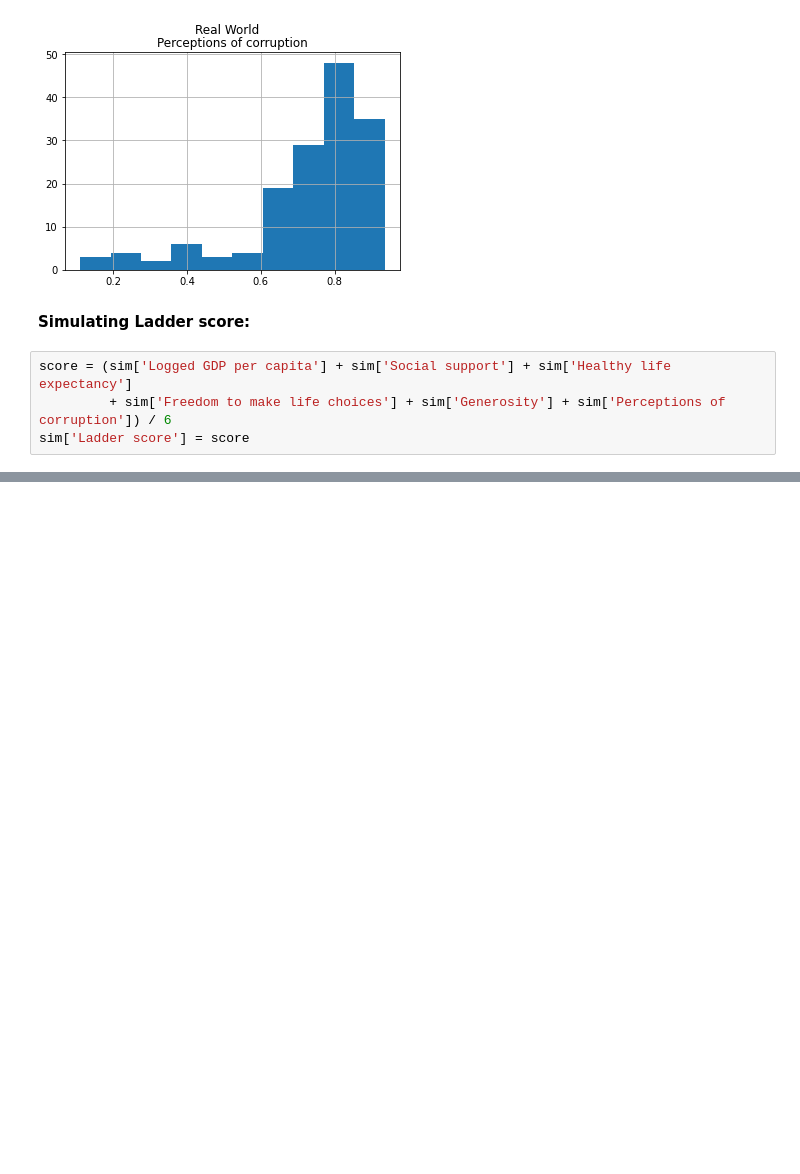
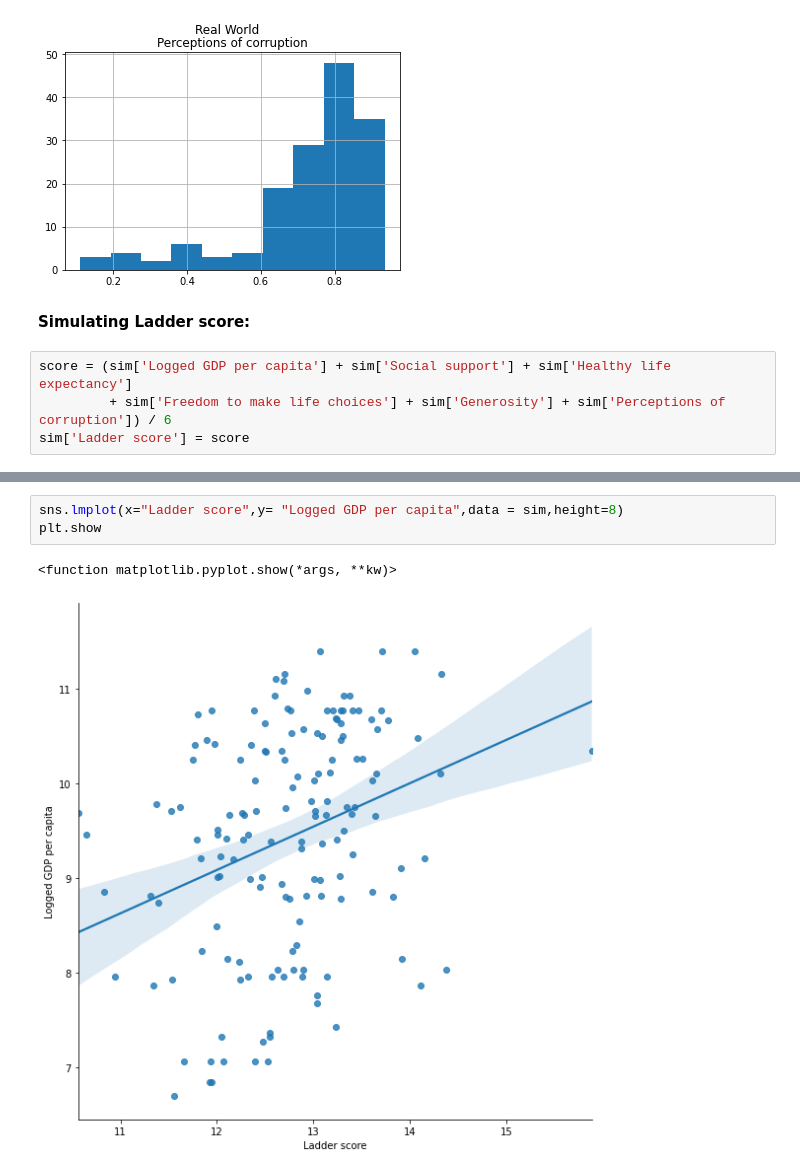
Before and after one commit to radekv23/rwp, a Jupyter notebook: WHR.ipynb, the cells around one changed output, grey strips where cells are left out. Drawn from its saved outputs; the diff is of its cells as text; blank space fills up the shorter version.

```diff
--- a/WHR.ipynb
+++ b/WHR.ipynb
@@ -409,0 +440,6 @@ plt.show()
+# %%
+sns.lmplot(x="Ladder score",y= "Logged GDP per capita",data = sim,height=8)
+plt.show
+# %% [output]
+<function matplotlib.pyplot.show(*args, **kw)>
+[figure, added]
```
Also changed, not shown: parts of 19 cells of this notebook, 1 other file.
